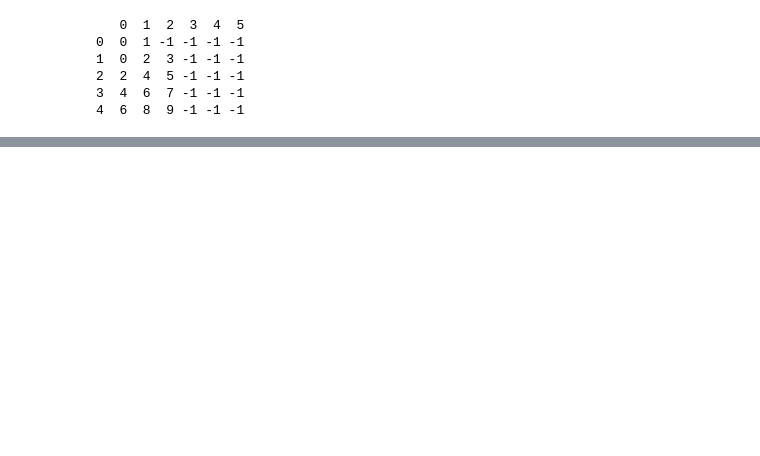
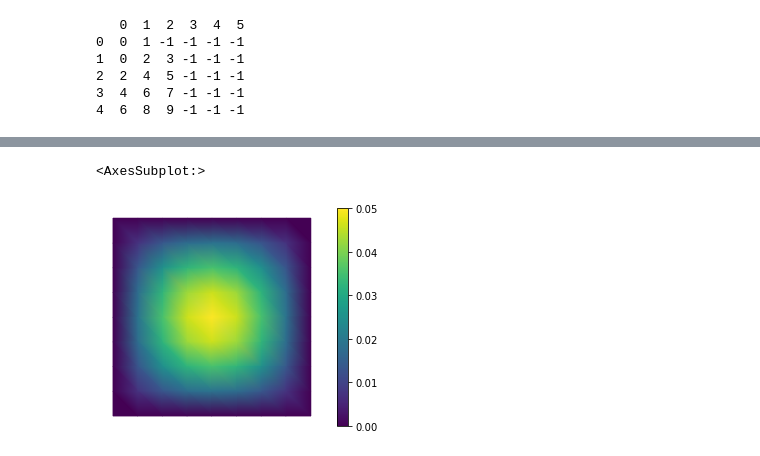
Before and after one commit to NicoDisch/thesis-ma, a Jupyter notebook: main_2/fenics_implement.ipynb, the cells around one changed output, grey strips where cells are left out. Cells and saved outputs as stored; diff of their text form; code cells hidden in the pictures; blank space fills up the shorter version.

```diff
--- a/main_2/fenics_implement.ipynb
+++ b/main_2/fenics_implement.ipynb
@@ -255,8 +268,0 @@ print(model.get_layer("layer1").get_weights())
-# %%
-print(model.get_layer("end_layer").get_weights())
-
-a = np.array([1,1,-1]).reshape((3,1))
-b = np.array([0])
-
-model.get_layer("end_layer").set_weights([a,b])
-print(model.get_layer("end_layer").get_weights())
@@ -346,11 +268,0 @@ tf.Tensor([[2.]], shape=(1, 1), dtype=float32)
-# %%
-a_test = tf.convert_to_tensor( np.array([2.3]).reshape(1,1))
-newIn1 = layers.Input(batch_shape = (1,1))
-newOut1 = layers.Dense(1,activation=lambda xy: xy, name="a")(newIn1)
-new_model = tf.keras.Model(newIn1, newOut1)
-a = np.array([1]).reshape((1,1))
-b = np.array([0])
-new_model.get_layer("a").set_weights([a,b])
-new_model.summary()
-
-new_model(a_test)
@@ -449,0 +328,20 @@ array([[1, 2, 3],
+# %%
+import skfem as fem
+from skfem.helpers import dot, grad  # helpers make forms look nice
+@fem.BilinearForm
+def a(u, v, _):
+   return dot(grad(u), grad(v))
+import numpy as np
+@fem.LinearForm
+def L(v, w):
+    x, y = w.x  # global coordinates
+    f = np.sin(np.pi * x) * np.sin(np.pi * y)
+    return f * v
+mesh = fem.MeshTri().refined(3)
+Vh = fem.Basis(mesh, fem.ElementTriP1())
+D = Vh.get_dofs()
+A = a.assemble(Vh)
+
+l = L.assemble(Vh)
+system = fem.condense(A, l, D=D)
+x = fem.solve(*system)
@@ -449,0 +400,7 @@ array([[1, 2, 3],
+# %%
+from skfem.visuals.matplotlib import plot, savefig
+
+plot(mesh, x, shading='gouraud', colorbar=True)
+# %% [output]
+<AxesSubplot:>
+[figure, added]
```
Also changed, not shown: parts of 28 cells of this notebook, 3 other files.
